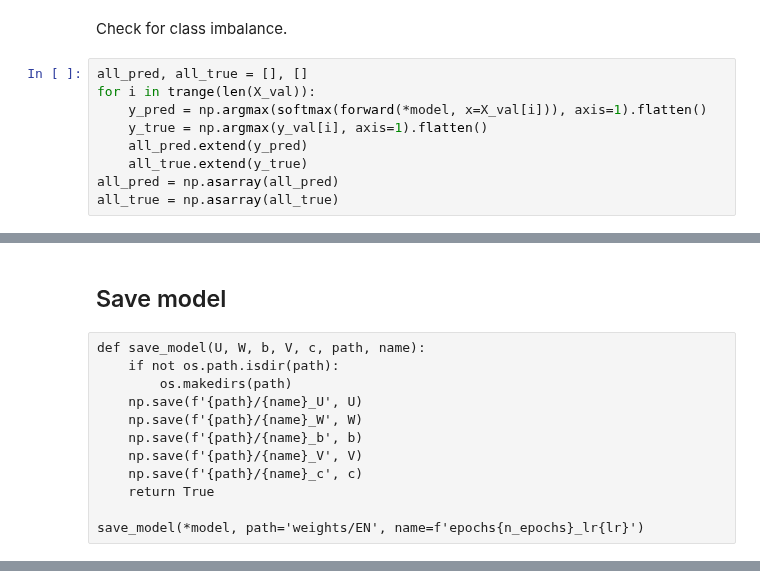
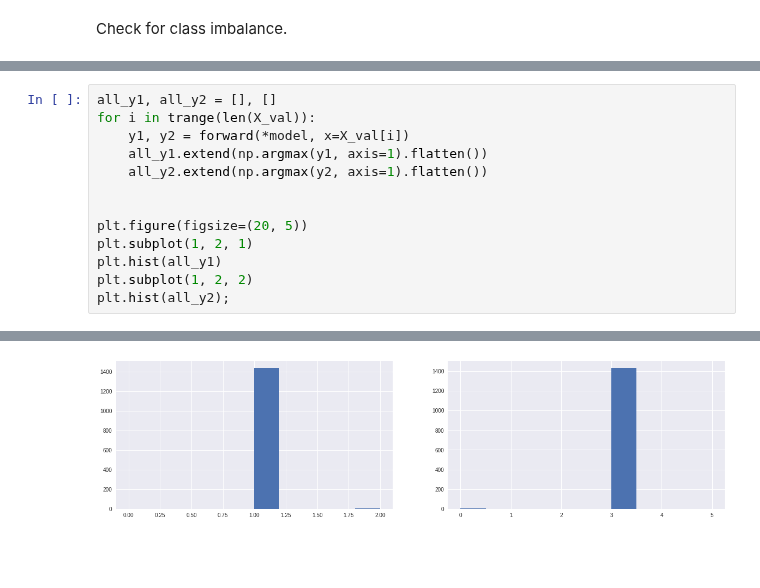
Before and after one commit to kohjingyu/hidden-markov-model, a Jupyter notebook: Part5.ipynb, the cells around one changed output, grey strips where cells are left out. Drawn from its saved outputs; the diff is of its cells as text; blank space fills up the shorter version.

```diff
--- a/Part5.ipynb
+++ b/Part5.ipynb
@@ -569,12 +659,3 @@ B-NP    B-NP
 B-NP    O
 # %% [markdown]
 Check for class imbalance.
-# %%
-all_pred, all_true = [], []
-for i in trange(len(X_val)):
-    y_pred = np.argmax(softmax(forward(*model, x=X_val[i])), axis=1).flatten()
-    y_true = np.argmax(y_val[i], axis=1).flatten()
-    all_pred.extend(y_pred)
-    all_true.extend(y_true)
-all_pred = np.asarray(all_pred)
-all_true = np.asarray(all_true)
@@ -626,14 +662,14 @@ Confusion matrix, without normalization
-# %% [markdown]
-## Save model
-# %% [raw]
-def save_model(U, W, b, V, c, path, name):
-    if not os.path.isdir(path):
-        os.makedirs(path)
-    np.save(f'{path}/{name}_U', U)
-    np.save(f'{path}/{name}_W', W)
-    np.save(f'{path}/{name}_b', b)
-    np.save(f'{path}/{name}_V', V)
-    np.save(f'{path}/{name}_c', c)
-    return True
-
-save_model(*model, path='weights/EN', name=f'epochs{n_epochs}_lr{lr}')
+# %%
+all_y1, all_y2 = [], []
+for i in trange(len(X_val)):
+    y1, y2 = forward(*model, x=X_val[i])
+    all_y1.extend(np.argmax(y1, axis=1).flatten())
+    all_y2.extend(np.argmax(y2, axis=1).flatten())
+
+
+plt.figure(figsize=(20, 5))
+plt.subplot(1, 2, 1)
+plt.hist(all_y1)
+plt.subplot(1, 2, 2)
+plt.hist(all_y2);
+# %% [output]
@@ -639,0 +677 @@ save_model(*model, path='weights/EN', name=f'epochs{n_epochs}_lr{lr}')
+[figure, added]
```
Also changed, not shown: parts of 30 cells of this notebook.
